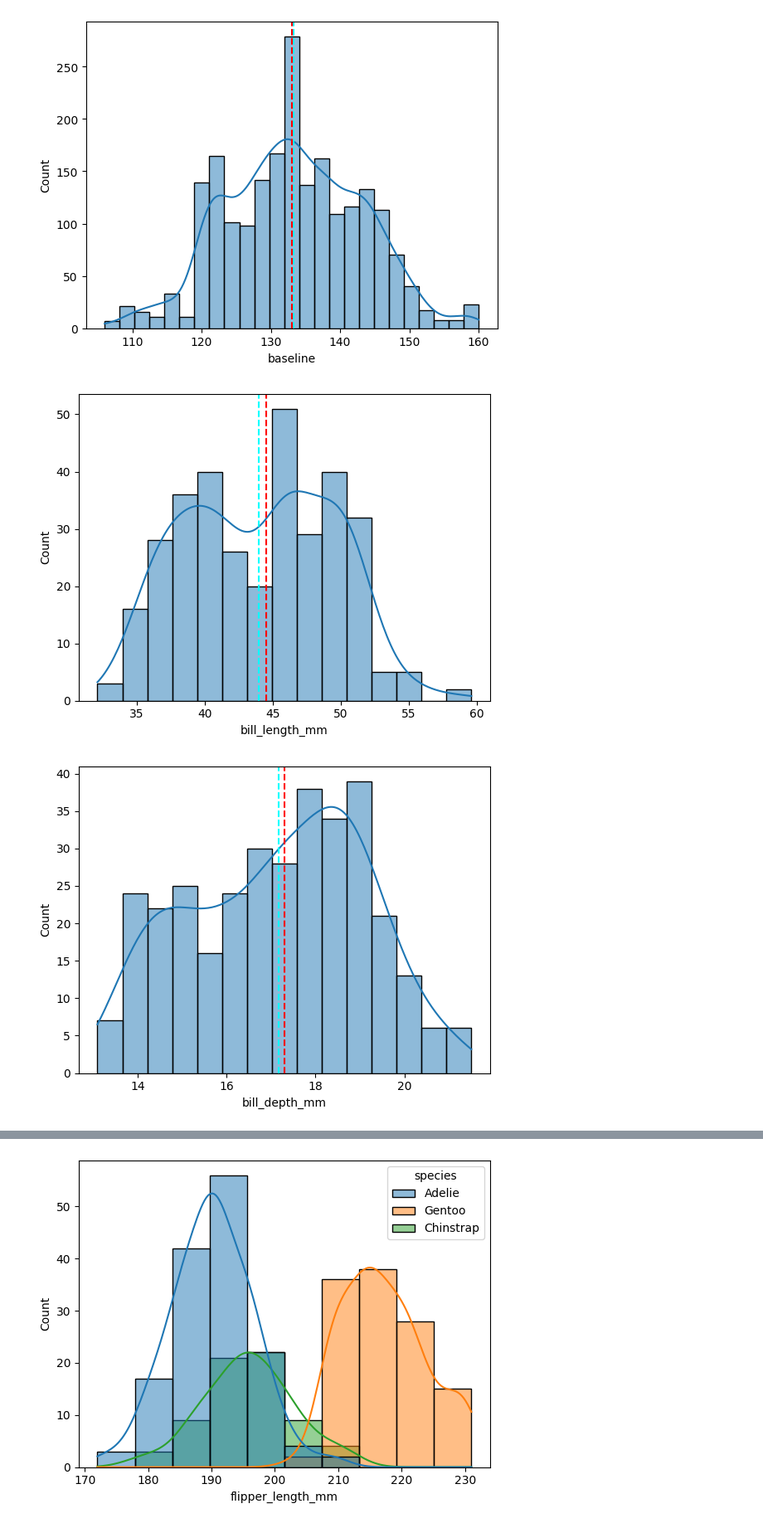
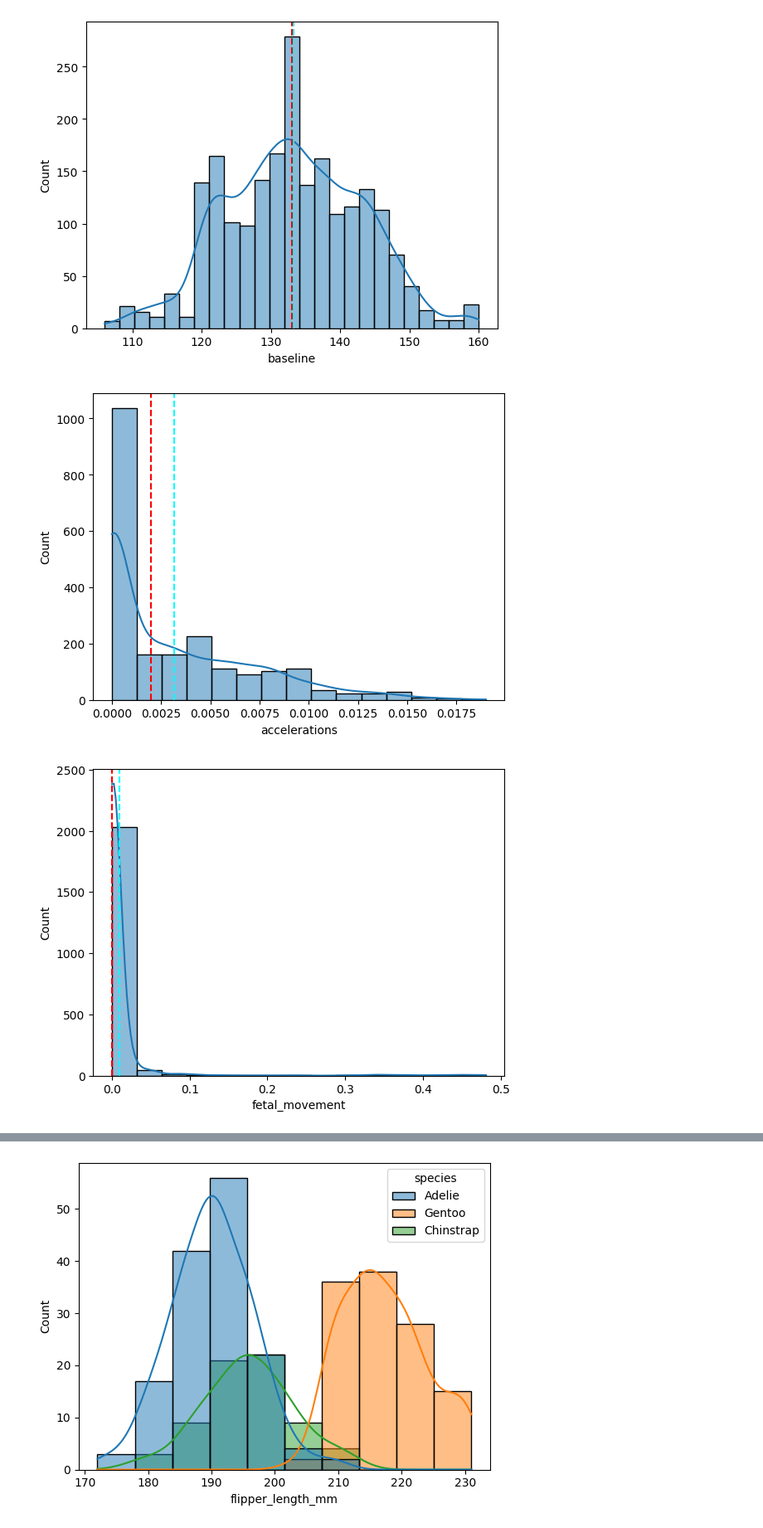
Before and after one commit to heldigard/Model_Explor_AnaliticaDatos, a Jupyter notebook: exploracion_de_datos.ipynb, the cells around one changed output, grey strips where cells are left out. Shown at 83% size. Drawn from its saved outputs; the diff is of its cells as text; code cells hidden in the pictures.

```diff
--- a/exploracion_de_datos.ipynb
+++ b/exploracion_de_datos.ipynb
@@ -150,16 +148,16 @@ plt.show()
 # %% [output]
 [figure]
 # %%
-sb.histplot(data = df_proc, x = 'bill_length_mm', kde = True, bins = 15)
-plt.axvline(x = df_proc.bill_length_mm.mean(), color = 'cyan', linestyle = 'dashed')
-plt.axvline(x = df_proc.bill_length_mm.median(), color = 'red', linestyle = 'dashed')
+sb.histplot(data = df, x = 'accelerations', kde = True, bins = 15)
+plt.axvline(x = df.accelerations.mean(), color = 'cyan', linestyle = 'dashed')
+plt.axvline(x = df.accelerations.median(), color = 'red', linestyle = 'dashed')
 plt.show()
 # %% [output]
-[figure, old version]
+[figure, new version]
 # %%
-sb.histplot(data = df_proc, x = 'bill_depth_mm', kde = True, bins = 15)
-plt.axvline(x = df_proc.bill_depth_mm.mean(), color = 'cyan', linestyle = 'dashed')
-plt.axvline(x = df_proc.bill_depth_mm.median(), color = 'red', linestyle = 'dashed')
+sb.histplot(data = df, x = 'fetal_movement', kde = True, bins = 15)
+plt.axvline(x = df.fetal_movement.mean(), color = 'cyan', linestyle = 'dashed')
+plt.axvline(x = df.fetal_movement.median(), color = 'red', linestyle = 'dashed')
 plt.show()
 # %% [output]
-[figure, old version]
+[figure, new version]
```
Also changed, not shown: parts of 25 cells of this notebook.
